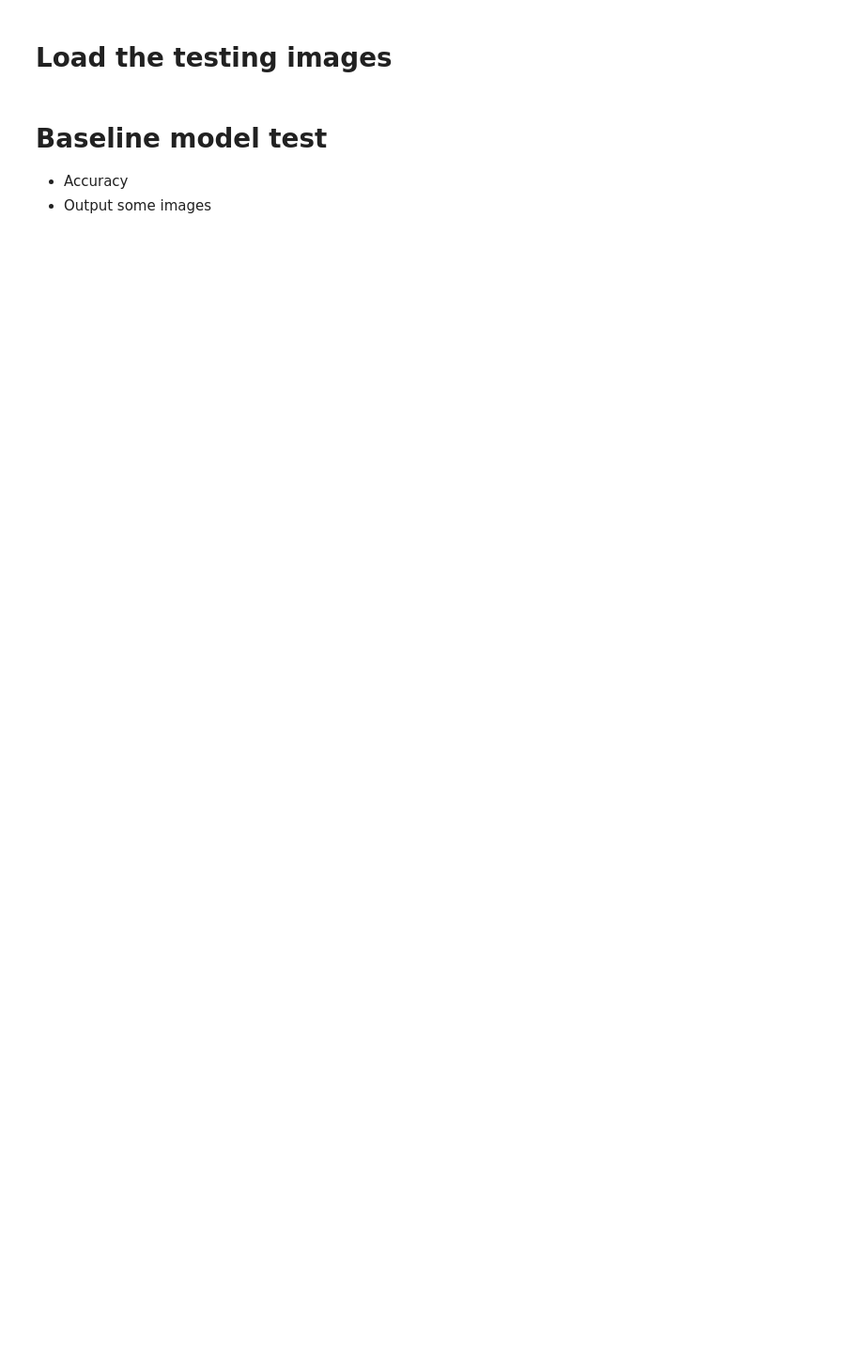
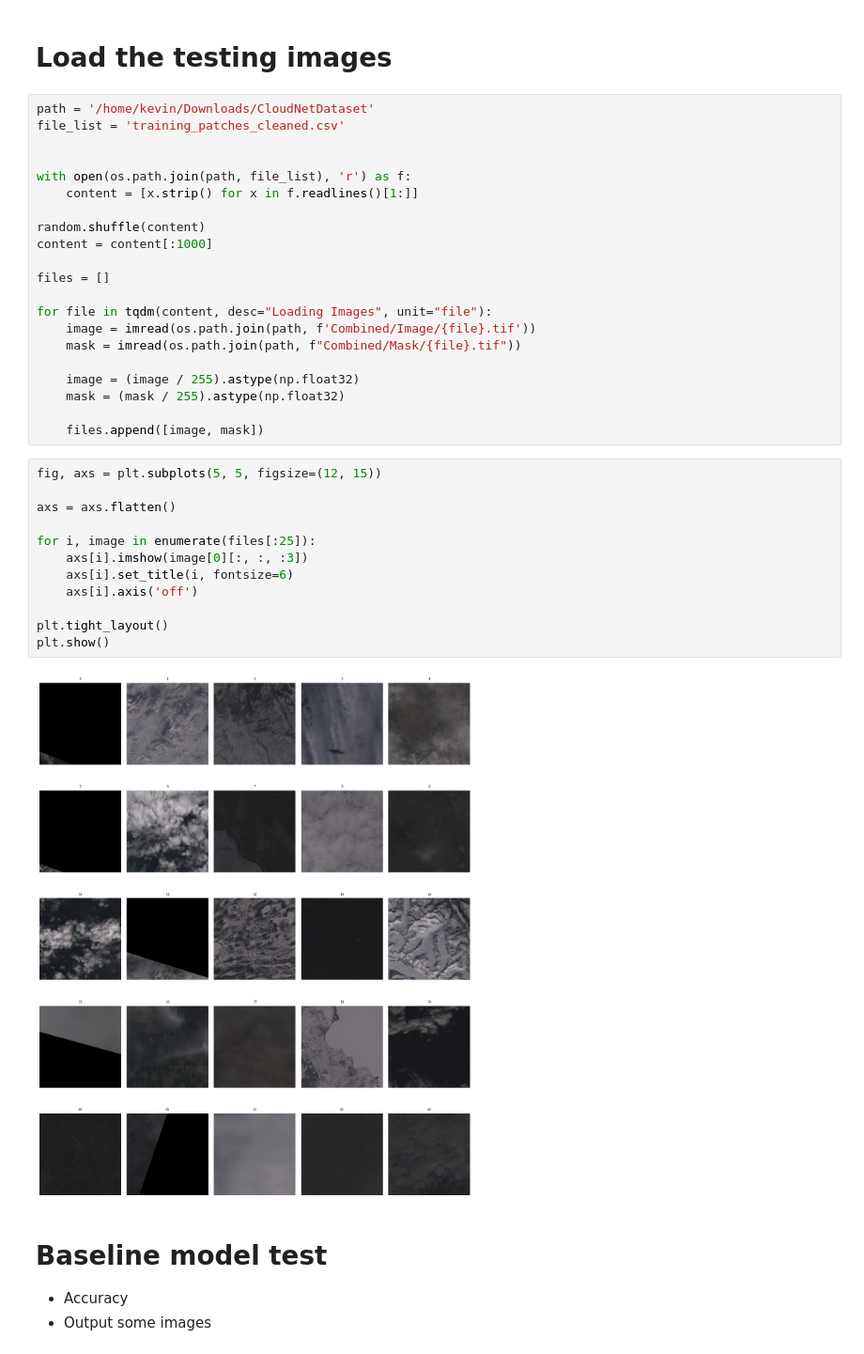
Before and after one commit to langekevin/mlspace_robustness, a Jupyter notebook: fault_injection.ipynb, the cells around one changed output. Shown at 94% size. Cells and saved outputs as stored; diff of their text form; blank space fills up the shorter version.

```diff
--- a/fault_injection.ipynb
+++ b/fault_injection.ipynb
@@ -13,5 +33,40 @@ model.load_weights('.checkpoints/weights.hdf5')
 # %% [markdown]
 # Load the testing images
+# %%
+path = '/home/kevin/Downloads/CloudNetDataset'
+file_list = 'training_patches_cleaned.csv'
+
+
+with open(os.path.join(path, file_list), 'r') as f:
+    content = [x.strip() for x in f.readlines()[1:]]
+
+random.shuffle(content)
+content = content[:1000]
+
+files = []
+
+for file in tqdm(content, desc="Loading Images", unit="file"):
+    image = imread(os.path.join(path, f'Combined/Image/{file}.tif'))
+    mask = imread(os.path.join(path, f"Combined/Mask/{file}.tif"))
+
+    image = (image / 255).astype(np.float32)
+    mask = (mask / 255).astype(np.float32)
+
+    files.append([image, mask])
+# %%
+fig, axs = plt.subplots(5, 5, figsize=(12, 15))
+
+axs = axs.flatten()
+
+for i, image in enumerate(files[:25]):
+    axs[i].imshow(image[0][:, :, :3])
+    axs[i].set_title(i, fontsize=6)
+    axs[i].axis('off')
+
+plt.tight_layout()
+plt.show()
+# %% [output]
+[figure, added]
 # %% [markdown]
 # Baseline model test
 
```
Also changed, not shown: parts of 14 cells of this notebook, 1 other file.
